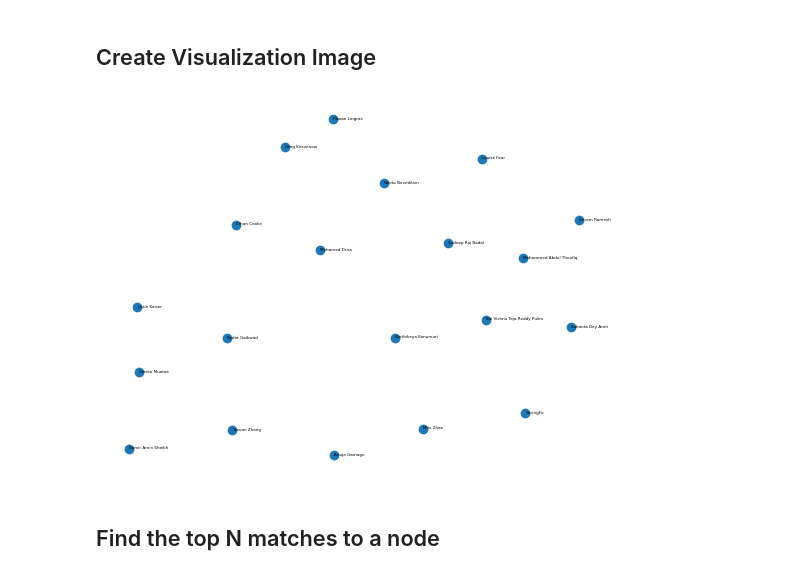
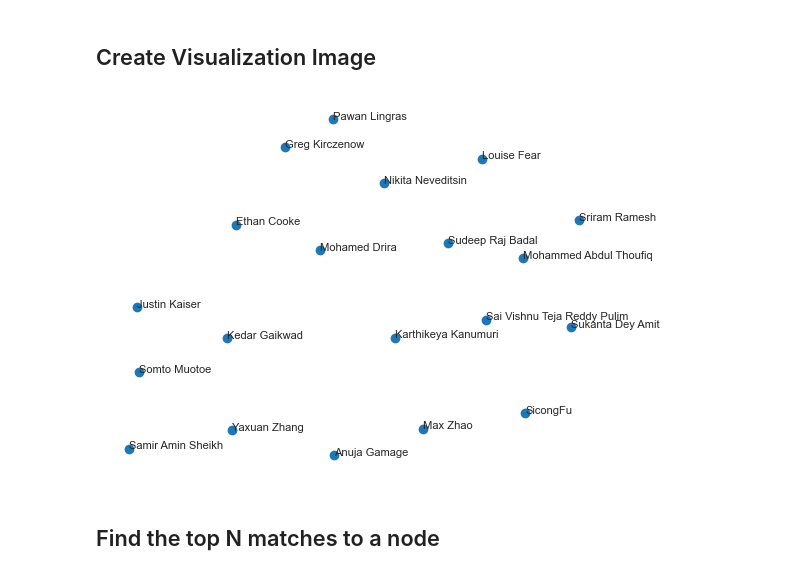
Before and after one commit to A00488600/Embeddings_Transformers_all-MiniLM-L6-v2, a Jupyter notebook: visualizer.ipynb, the cells around one changed output. Cells and saved outputs as stored; diff of their text form; code cells hidden in the pictures.

```diff
--- a/visualizer.ipynb
+++ b/visualizer.ipynb
@@ -108,19 +108,19 @@ reduced_data = reducer.fit_transform(scaled_data)
 # %%
 # Creating lists of coordinates with accompanying labels
 x = [row[0] for row in reduced_data]
 y = [row[1] for row in reduced_data]
 label = list(person_embeddings.keys())
 
 # Plotting and annotating data points
 plt.scatter(x,y)
 for i, name in enumerate(label):
-    plt.annotate(name, (x[i], y[i]), fontsize="3")
+    plt.annotate(name, (x[i], y[i]), fontsize="8")
 
 # Clean-up and Export
 plt.axis('off')
 plt.savefig(project_path+'visualization.png', dpi=800)
 # %% [output]
-[figure, old version]
+[figure, new version]
 # %% [markdown]
 ## Find the  top N matches to a node
 # %%
```
Also changed, not shown: 2 other files.
